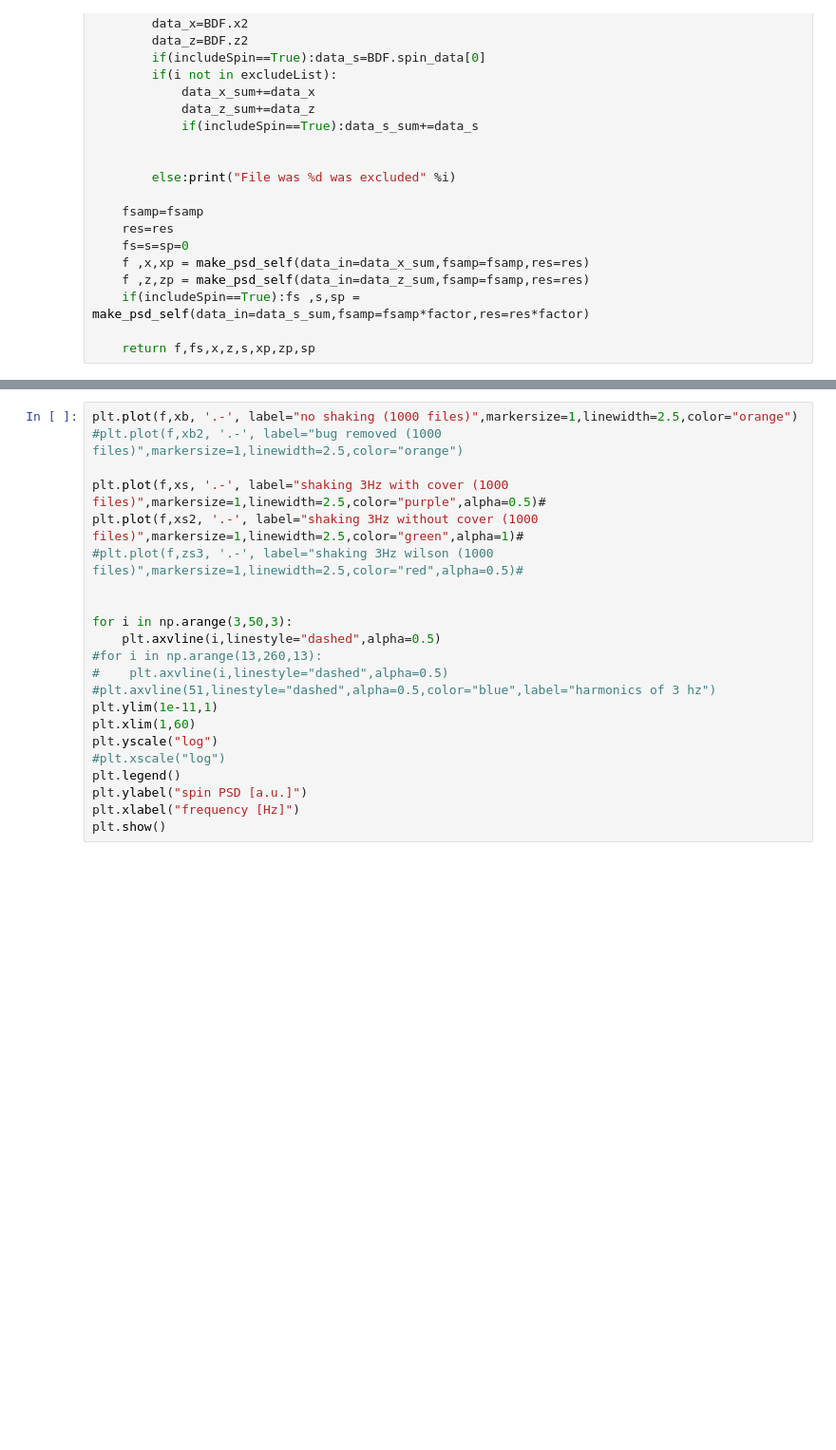
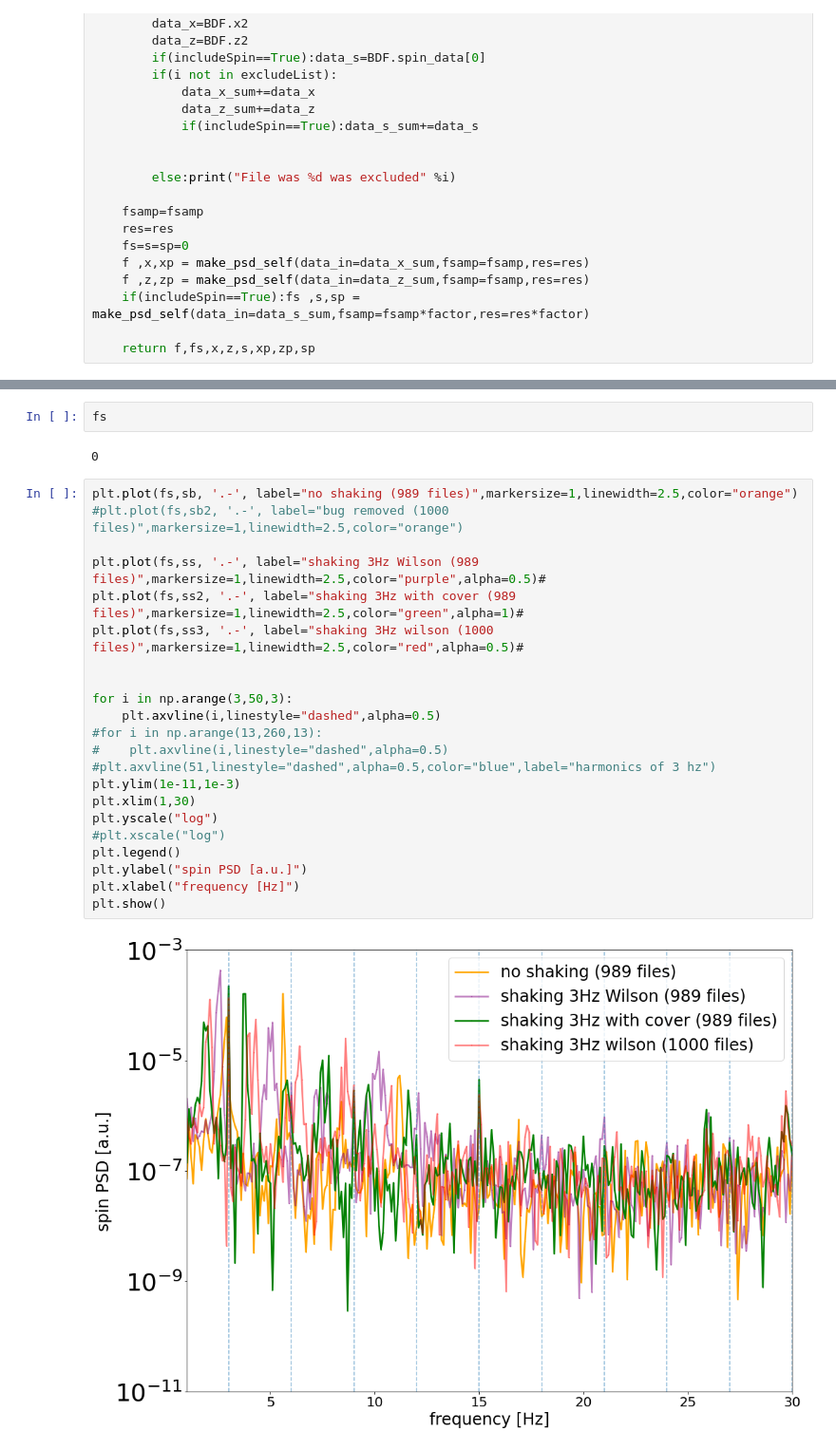
Before and after one commit to stanfordbeads/New_trap_code, a Jupyter notebook: Scripts/AFAnalysis/BackgroundAnalysis/ShakingWithoutAttractor_20210426.ipynb, the cells around one changed output, grey strips where cells are left out. Shown at 95% size. Cells and saved outputs as stored; diff of their text form; blank space fills up the shorter version.

```diff
--- a/Scripts/AFAnalysis/BackgroundAnalysis/ShakingWithoutAttractor_20210426.ipynb
+++ b/Scripts/AFAnalysis/BackgroundAnalysis/ShakingWithoutAttractor_20210426.ipynb
@@ -118,22 +280,28 @@ f,fs,xs3,zs3,ss3,xsp3,zsp3,ssp3= psds_from_sum_over_BDFs(folder,filePreFix,noFil
+# %%
+fs
+# %% [output]
+0
 # %%
-plt.plot(f,xb, '.-', label="no shaking (1000 files)",markersize=1,linewidth=2.5,color="orange")
-#plt.plot(f,xb2, '.-', label="bug removed (1000 files)",markersize=1,linewidth=2.5,color="orange")
+plt.plot(fs,sb, '.-', label="no shaking (989 files)",markersize=1,linewidth=2.5,color="orange")
+#plt.plot(fs,sb2, '.-', label="bug removed (1000 files)",markersize=1,linewidth=2.5,color="orange")
 
-plt.plot(f,xs, '.-', label="shaking 3Hz with cover (1000 files)",markersize=1,linewidth=2.5,color="purple",alpha=0.5)#
-plt.plot(f,xs2, '.-', label="shaking 3Hz without cover (1000 files)",markersize=1,linewidth=2.5,color="green",alpha=1)#
-#plt.plot(f,zs3, '.-', label="shaking 3Hz wilson (1000 files)",markersize=1,linewidth=2.5,color="red",alpha=0.5)#
+plt.plot(fs,ss, '.-', label="shaking 3Hz Wilson (989 files)",markersize=1,linewidth=2.5,color="purple",alpha=0.5)#
+plt.plot(fs,ss2, '.-', label="shaking 3Hz with cover (989 files)",markersize=1,linewidth=2.5,color="green",alpha=1)#
+plt.plot(fs,ss3, '.-', label="shaking 3Hz wilson (1000 files)",markersize=1,linewidth=2.5,color="red",alpha=0.5)#
 
 
 for i in np.arange(3,50,3):
     plt.axvline(i,linestyle="dashed",alpha=0.5)
 #for i in np.arange(13,260,13):
 #    plt.axvline(i,linestyle="dashed",alpha=0.5)
 #plt.axvline(51,linestyle="dashed",alpha=0.5,color="blue",label="harmonics of 3 hz")
-plt.ylim(1e-11,1)
-plt.xlim(1,60)
+plt.ylim(1e-11,1e-3)
+plt.xlim(1,30)
 plt.yscale("log")
 #plt.xscale("log")
 plt.legend()
 plt.ylabel("spin PSD [a.u.]")
 plt.xlabel("frequency [Hz]")
 plt.show()
+# %% [output]
+[figure, added]
```
Also changed, not shown: parts of 14 cells of this notebook, 22 other files.
